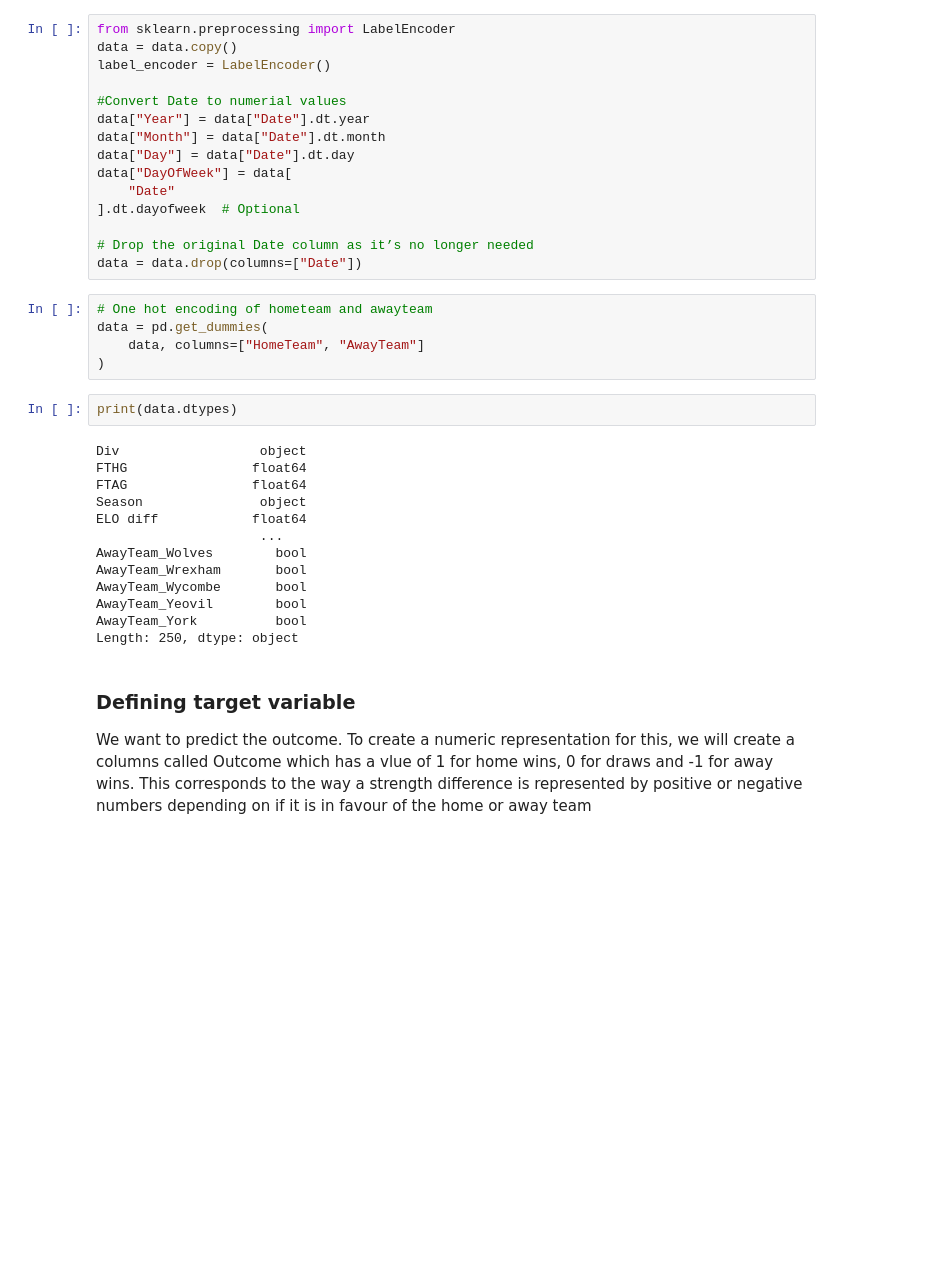
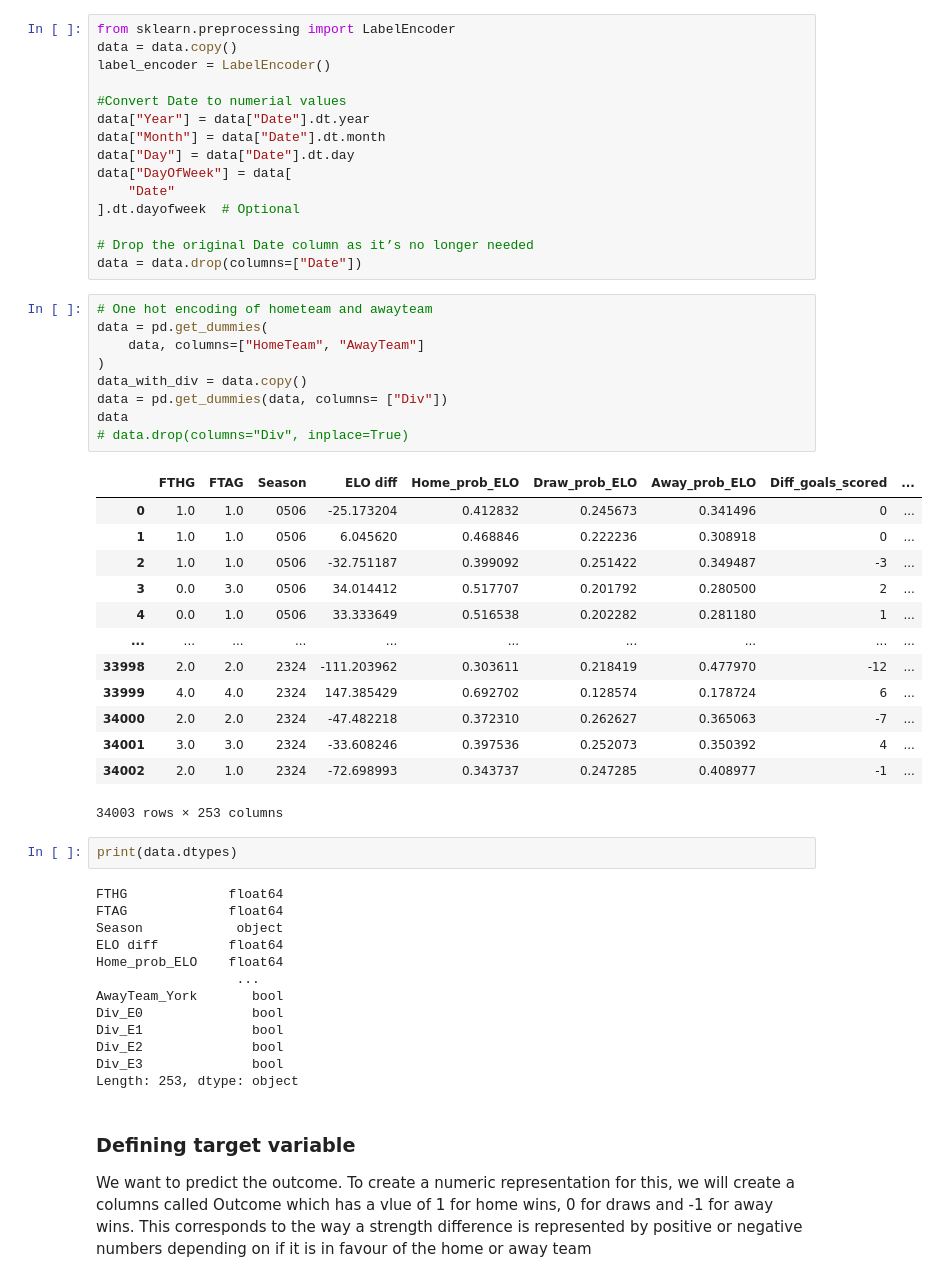
Before and after one commit to heiken1108/Match-Predictor, a Jupyter notebook: notebooks/5. Random Forest.ipynb, the cells around one changed output. Cells and saved outputs as stored; diff of their text form; blank space fills up the shorter version.

```diff
--- a/notebooks/5. Random Forest.ipynb
+++ b/notebooks/5. Random Forest.ipynb
@@ -77,23 +78,41 @@ data = data.drop(columns=["Date"])
 # %%
 # One hot encoding of hometeam and awayteam
 data = pd.get_dummies(
     data, columns=["HomeTeam", "AwayTeam"]
 )
+data_with_div = data.copy()
+data = pd.get_dummies(data, columns= ["Div"])
+data
+# data.drop(columns="Div", inplace=True)
+# %% [output]
+|  | FTHG | FTAG | Season | ELO diff | Home_prob_ELO | Draw_prob_ELO | Away_prob_ELO | Diff_goals_scored | ... |
+| 0 | 1.0 | 1.0 | 0506 | -25.173204 | 0.412832 | 0.245673 | 0.341496 | 0 | ... |
+| 1 | 1.0 | 1.0 | 0506 | 6.045620 | 0.468846 | 0.222236 | 0.308918 | 0 | ... |
+| 2 | 1.0 | 1.0 | 0506 | -32.751187 | 0.399092 | 0.251422 | 0.349487 | -3 | ... |
+| 3 | 0.0 | 3.0 | 0506 | 34.014412 | 0.517707 | 0.201792 | 0.280500 | 2 | ... |
+| 4 | 0.0 | 1.0 | 0506 | 33.333649 | 0.516538 | 0.202282 | 0.281180 | 1 | ... |
+| ... | ... | ... | ... | ... | ... | ... | ... | ... | ... |
+| 33998 | 2.0 | 2.0 | 2324 | -111.203962 | 0.303611 | 0.218419 | 0.477970 | -12 | ... |
+| 33999 | 4.0 | 4.0 | 2324 | 147.385429 | 0.692702 | 0.128574 | 0.178724 | 6 | ... |
+| 34000 | 2.0 | 2.0 | 2324 | -47.482218 | 0.372310 | 0.262627 | 0.365063 | -7 | ... |
+| 34001 | 3.0 | 3.0 | 2324 | -33.608246 | 0.397536 | 0.252073 | 0.350392 | 4 | ... |
+| 34002 | 2.0 | 1.0 | 2324 | -72.698993 | 0.343737 | 0.247285 | 0.408977 | -1 | ... |
+34003 rows × 253 columns
 # %%
 print(data.dtypes)
 # %% [output]
-Div                  object
-FTHG                float64
-FTAG                float64
-Season               object
-ELO diff            float64
-                     ...
-AwayTeam_Wolves        bool
-AwayTeam_Wrexham       bool
-AwayTeam_Wycombe       bool
-AwayTeam_Yeovil        bool
-AwayTeam_York          bool
-Length: 250, dtype: object
+FTHG             float64
+FTAG             float64
+Season            object
+ELO diff         float64
+Home_prob_ELO    float64
+                  ...
+AwayTeam_York       bool
+Div_E0              bool
+Div_E1              bool
+Div_E2              bool
+Div_E3              bool
+Length: 253, dtype: object
 # %% [markdown]
 ### Defining target variable
 
```
Also changed, not shown: parts of 23 cells of this notebook, 2 other files.
